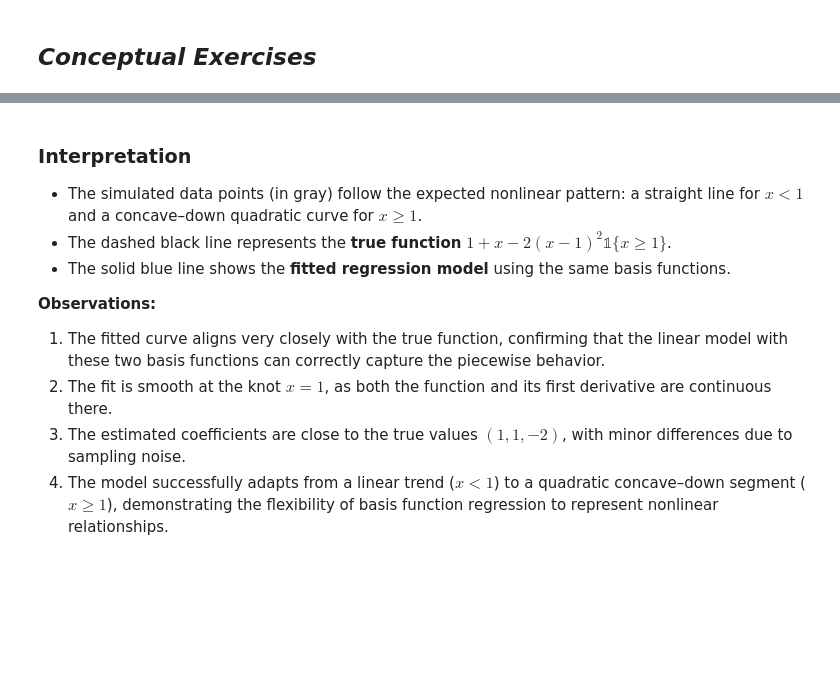
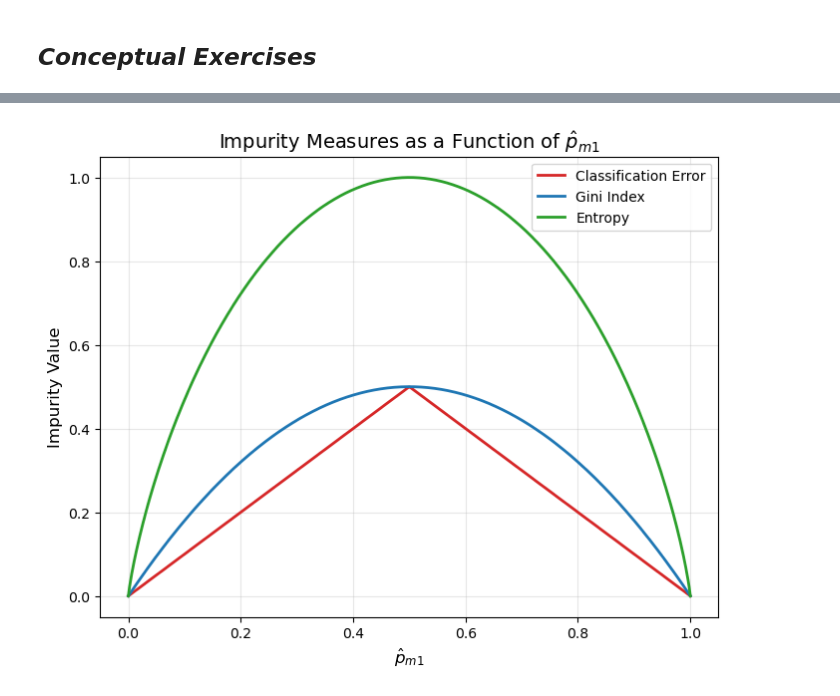
Before and after one commit to lacorreia65/MAP5935-ISLP, a Jupyter notebook: Notebooks/Chap8-Exercises_LuisCorreia-745724_v1.ipynb, the cells around one changed output, grey strips where cells are left out. Drawn from its saved outputs; the diff is of its cells as text; code cells hidden in the pictures; blank space fills up the shorter version.

```diff
--- a/Notebooks/Chap8-Exercises_LuisCorreia-745724_v1.ipynb
+++ b/Notebooks/Chap8-Exercises_LuisCorreia-745724_v1.ipynb
@@ -152,12 +67,31 @@ plt.show()
-# %% [markdown]
-### Interpretation
-
-- The simulated data points (in gray) follow the expected nonlinear pattern: a straight line for $x < 1$ and a concave–down quadratic curve for $x \ge 1$.
-- The dashed black line represents the **true function** $1 + x - 2(x - 1)^2 \mathbb{1}\{x \ge 1\}$.
-- The solid blue line shows the **fitted regression model** using the same basis functions.
-
-**Observations:**
-1. The fitted curve aligns very closely with the true function, confirming that the linear model with these two basis functions can correctly capture the piecewise behavior.
-2. The fit is smooth at the knot $x = 1$, as both the function and its first derivative are continuous there.
-3. The estimated coefficients are close to the true values $(1, 1, -2)$, with minor differences due to sampling noise.
-4. The model successfully adapts from a linear trend ($x < 1$) to a quadratic concave–down segment ($x \ge 1$), demonstrating the flexibility of basis function regression to represent nonlinear relationships.
+# %%
+import numpy as np
+import matplotlib.pyplot as plt
+
+# Range of p values (probability of class 1)
+p = np.linspace(0, 1, 500)
+eps = 1e-12  # small value to avoid log(0)
+
+# Classification error
+classification_error = 1 - np.maximum(p, 1 - p)
+
+# Gini index
+gini = 2 * p * (1 - p)
+
+# Entropy (using log base 2)
+entropy = - (p * np.log2(p + eps) + (1 - p) * np.log2(1 - p + eps))
+
+# --- Plot ---
+plt.figure(figsize=(8, 6))
+plt.plot(p, classification_error, label='Classification Error', color='tab:red', lw=2)
+plt.plot(p, gini, label='Gini Index', color='tab:blue', lw=2)
+plt.plot(p, entropy, label='Entropy', color='tab:green', lw=2)
+
+plt.title('Impurity Measures as a Function of $\hat{p}_{m1}$', fontsize=14)
+plt.xlabel(r'$\hat{p}_{m1}$', fontsize=12)
+plt.ylabel('Impurity Value', fontsize=12)
+plt.legend()
+plt.grid(alpha=0.3)
+plt.show()
+# %% [output]
+[figure, added]
```
Also changed, not shown: parts of 25 cells of this notebook.
